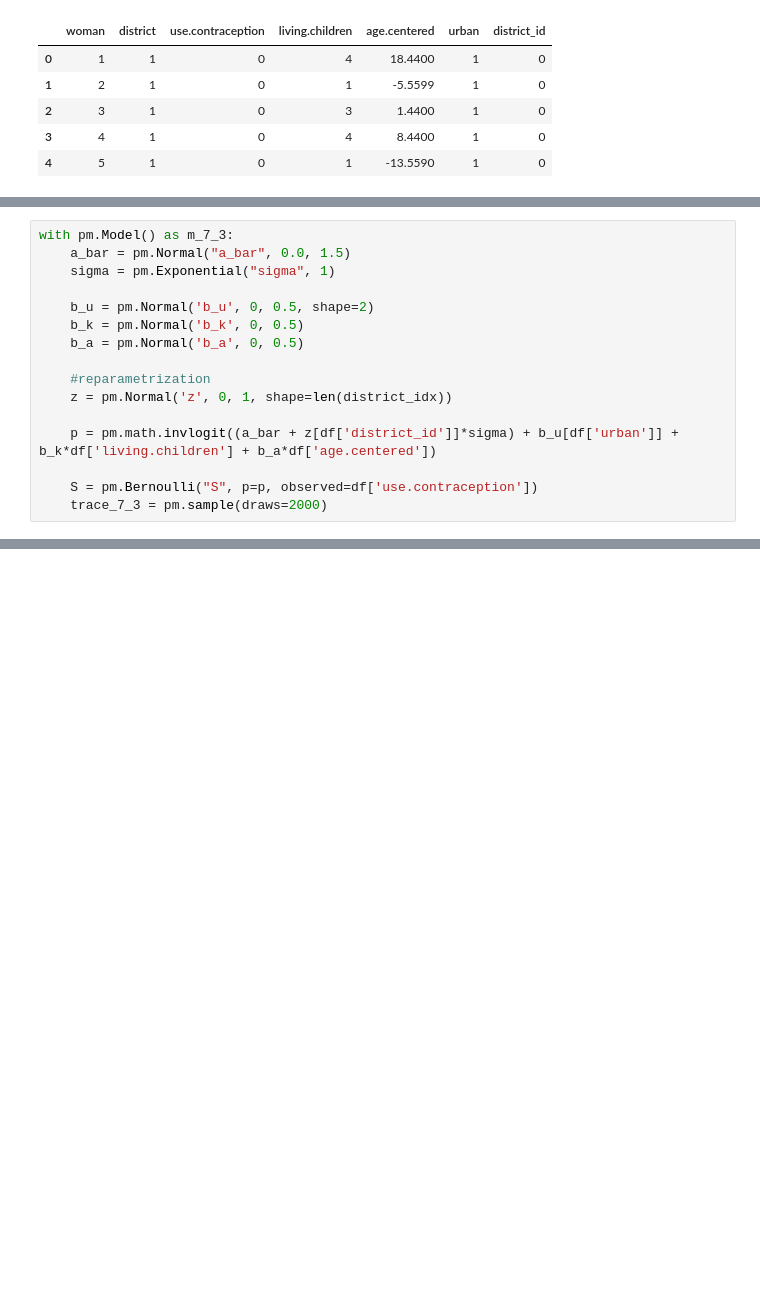
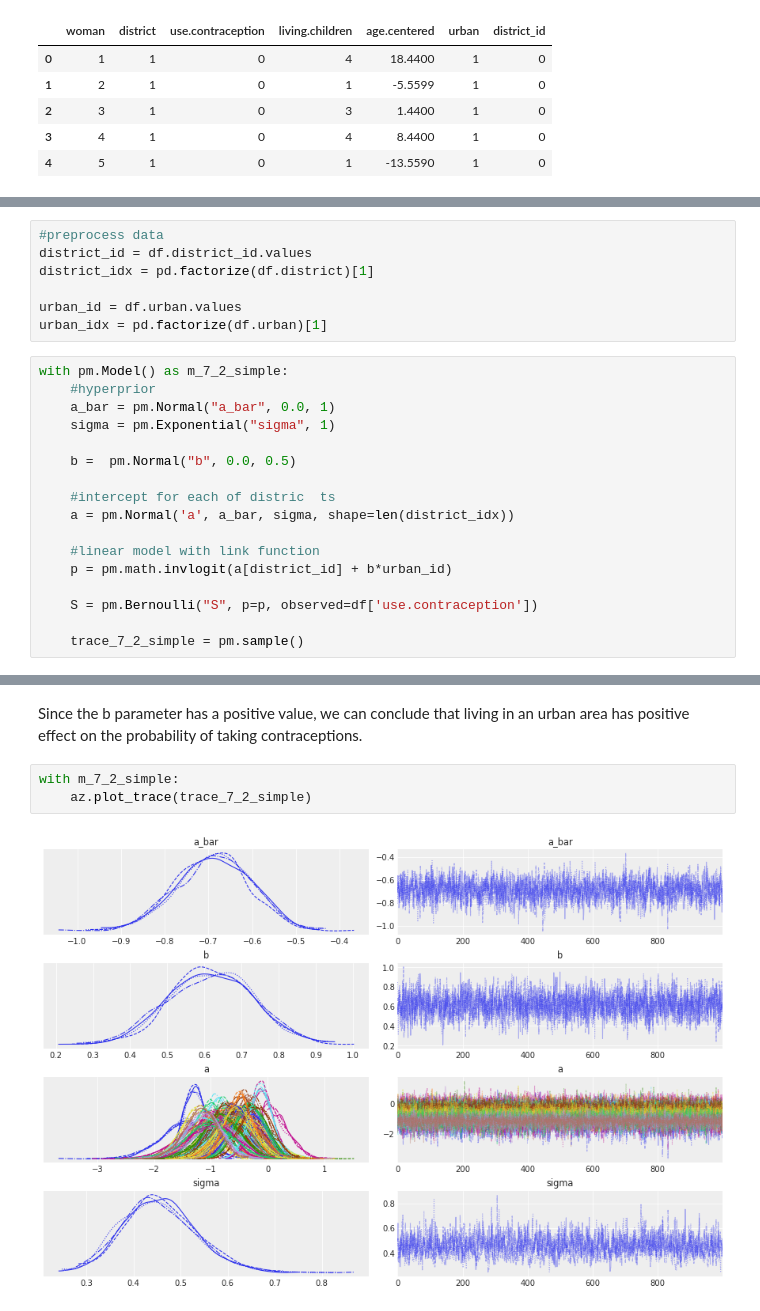
Before and after one commit to fhte2/statistical-rethinking, a Jupyter notebook: Week_7_exercises.ipynb, the cells around one changed output, grey strips where cells are left out. Drawn from its saved outputs; the diff is of its cells as text; blank space fills up the shorter version.

```diff
--- a/Week_7_exercises.ipynb
+++ b/Week_7_exercises.ipynb
@@ -254,16 +221,0 @@ Model 7_3:
-# %%
-with pm.Model() as m_7_3:
-    a_bar = pm.Normal("a_bar", 0.0, 1.5)
-    sigma = pm.Exponential("sigma", 1)
-
-    b_u = pm.Normal('b_u', 0, 0.5, shape=2)
-    b_k = pm.Normal('b_k', 0, 0.5)
-    b_a = pm.Normal('b_a', 0, 0.5)
-
-    #reparametrization
-    z = pm.Normal('z', 0, 1, shape=len(district_idx))
-
-    p = pm.math.invlogit((a_bar + z[df['district_id']]*sigma) + b_u[df['urban']] + b_k*df['living.children'] + b_a*df['age.centered'])
-
-    S = pm.Bernoulli("S", p=p, observed=df['use.contraception'])
-    trace_7_3 = pm.sample(draws=2000)
@@ -311,0 +236,24 @@ Got error No model on context stack. trying to find log_likelihood in translatio
+# %%
+#preprocess data
+district_id = df.district_id.values
+district_idx = pd.factorize(df.district)[1]
+
+urban_id = df.urban.values
+urban_idx = pd.factorize(df.urban)[1]
+# %%
+with pm.Model() as m_7_2_simple:
+    #hyperprior
+    a_bar = pm.Normal("a_bar", 0.0, 1)
+    sigma = pm.Exponential("sigma", 1)
+
+    b =  pm.Normal("b", 0.0, 0.5)
+
+    #intercept for each of distric  ts
+    a = pm.Normal('a', a_bar, sigma, shape=len(district_idx))
+
+    #linear model with link function
+    p = pm.math.invlogit(a[district_id] + b*urban_id)
+
+    S = pm.Bernoulli("S", p=p, observed=df['use.contraception'])
+
+    trace_7_2_simple = pm.sample()
@@ -311,0 +276,7 @@ Got error No model on context stack. trying to find log_likelihood in translatio
+# %% [markdown]
+Since the b parameter has a positive value, we can conclude that living in an urban area has positive effect on the probability of taking contraceptions.
+# %%
+with m_7_2_simple:
+    az.plot_trace(trace_7_2_simple)
+# %% [output]
+[figure, added]
```
Also changed, not shown: parts of 59 cells of this notebook.
